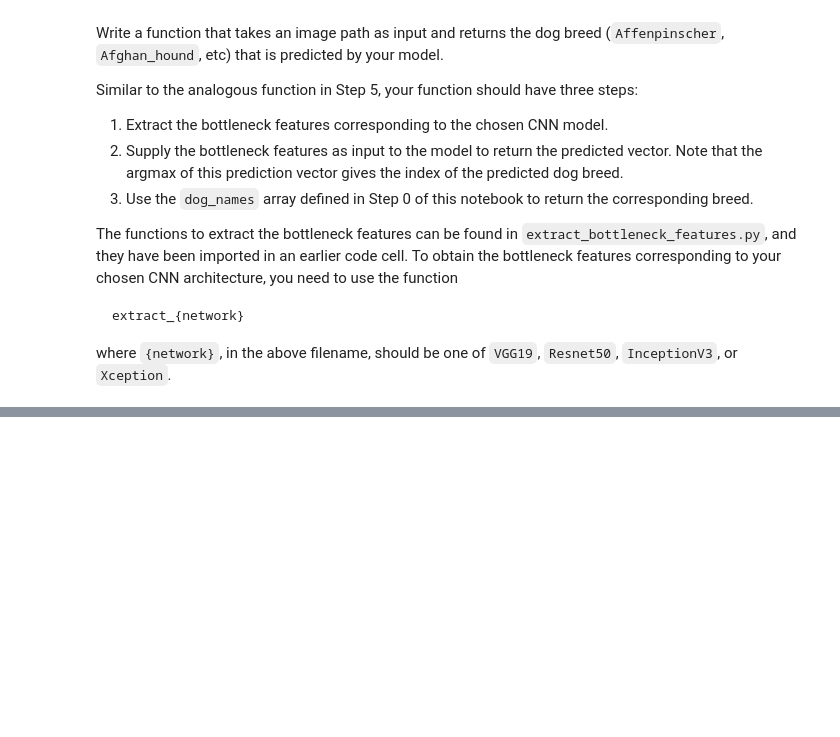
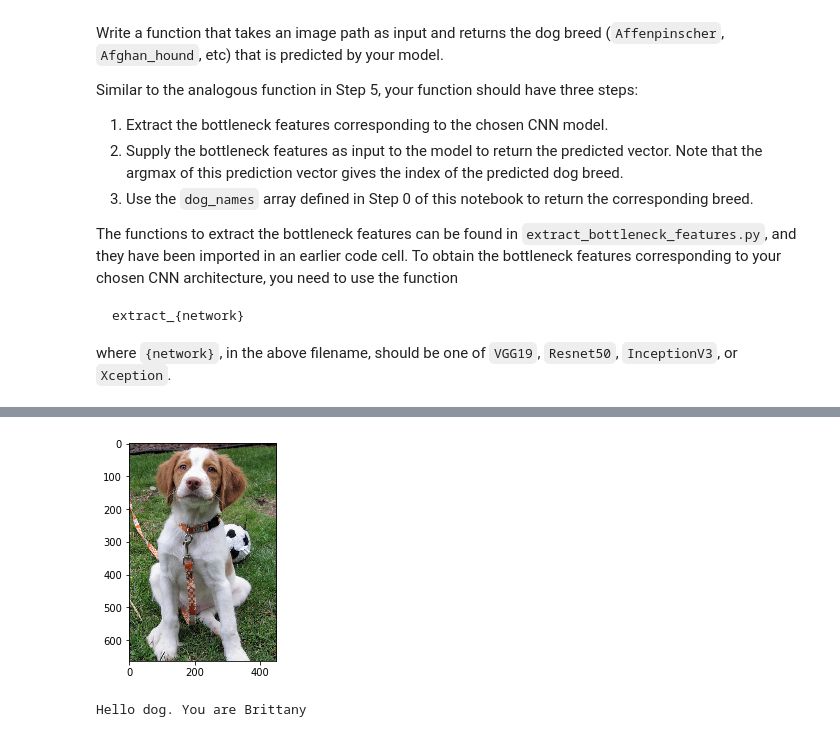
Before and after one commit to msenel1978/dog-project, a Jupyter notebook: dog_app.ipynb, the cells around one changed output, grey strips where cells are left out. Saved outputs shown, nothing was run; the diff lists cells and outputs as text; code cells hidden in the pictures; blank space fills up the shorter version.

```diff
--- a/dog_app.ipynb
+++ b/dog_app.ipynb
@@ -762,0 +809,5 @@ __Answer:__
+# %%
+detect_and_predictbreed('images/Brittany_02625.jpg')
+# %% [output]
+[figure, added]
+Hello dog. You are Brittany
```
Also changed, not shown: parts of 23 cells of this notebook, 2 other files.
